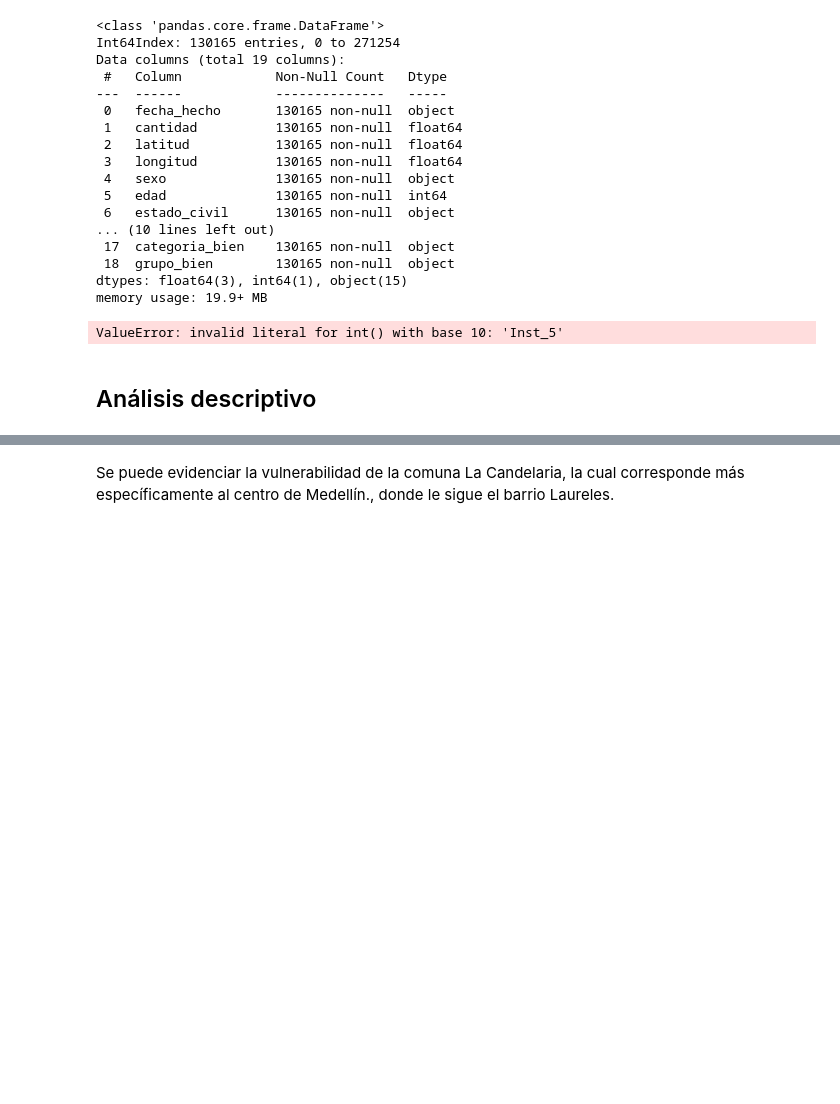
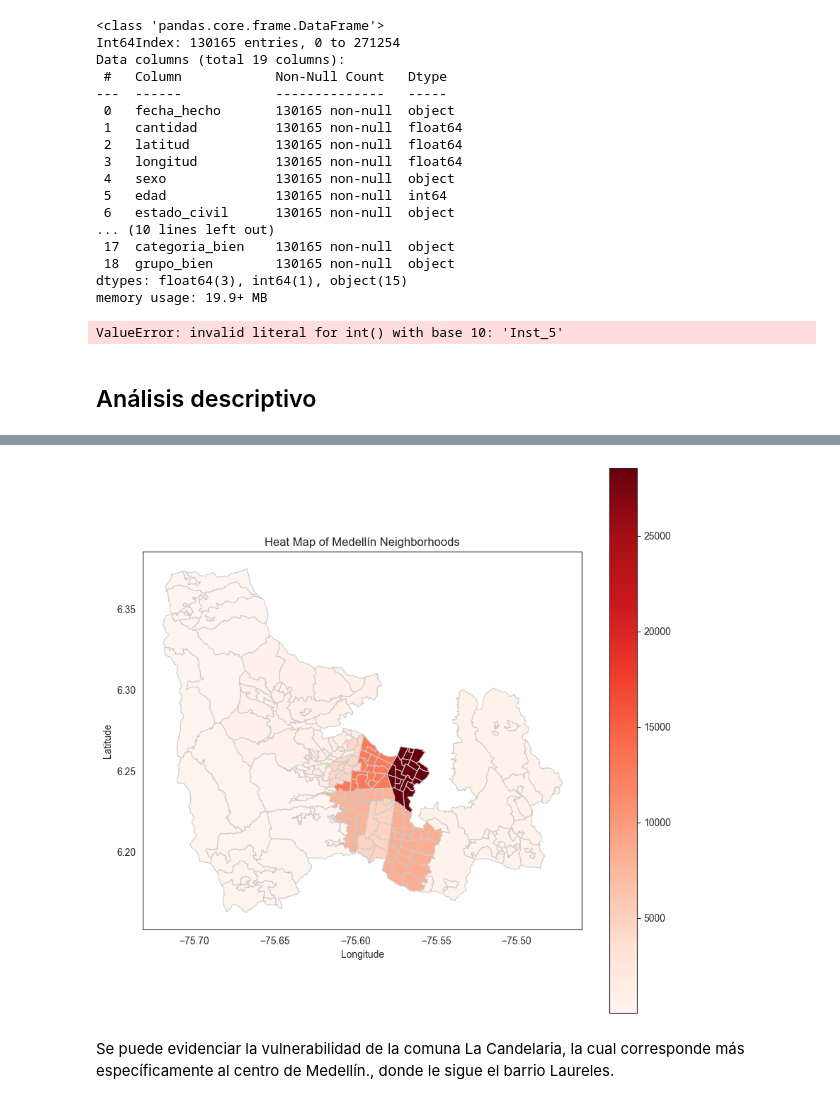
Before and after one commit to d3im3r/ciencia-datos-final-DDS, a Jupyter notebook: Descriptive.ipynb, the cells around one changed output, grey strips where cells are left out. Drawn from its saved outputs; the diff is of its cells as text; code cells hidden in the pictures; blank space fills up the shorter version.

```diff
--- a/Descriptive.ipynb
+++ b/Descriptive.ipynb
@@ -292,2 +308,18 @@ fig.show()
+# %%
+# Create a figure and axis object
+fig, ax = plt.subplots(figsize=(10, 10))
+
+# Plot the heat map using the intensity values
+merged.plot(column='cantidad', cmap='Reds', linewidth=0.8, ax=ax, edgecolor='0.8', legend=True)
+
+# Set the title and axis labels
+ax.set_title('Heat Map of Medellín Neighborhoods')
+ax.set_xlabel('Longitude')
+ax.set_ylabel('Latitude')
+
+# Show the plot
+plt.show()
+# %% [output]
+[figure, added]
 # %% [markdown]
 Se puede evidenciar la vulnerabilidad de la comuna La Candelaria, la cual corresponde más específicamente al centro de Medellín., donde le sigue el barrio Laureles.
```
Also changed, not shown: parts of 8 cells of this notebook.
